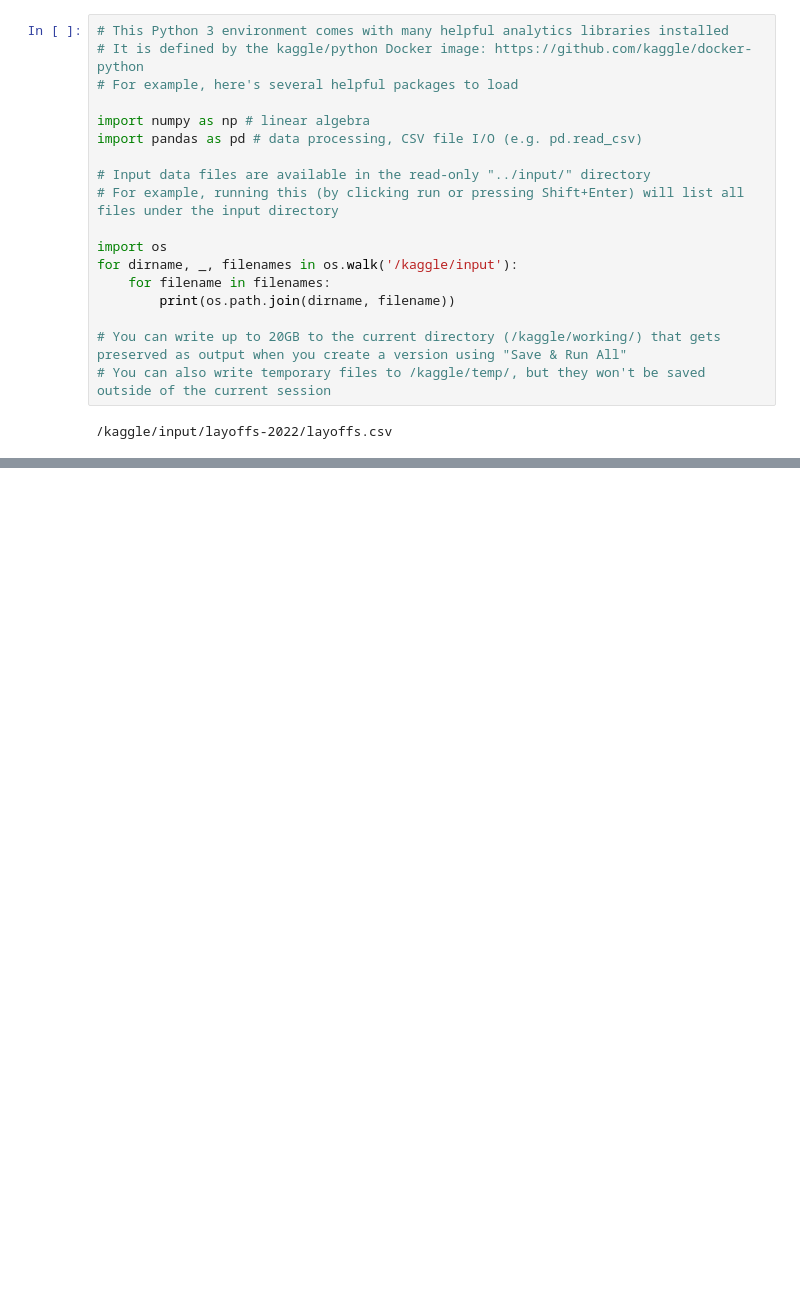
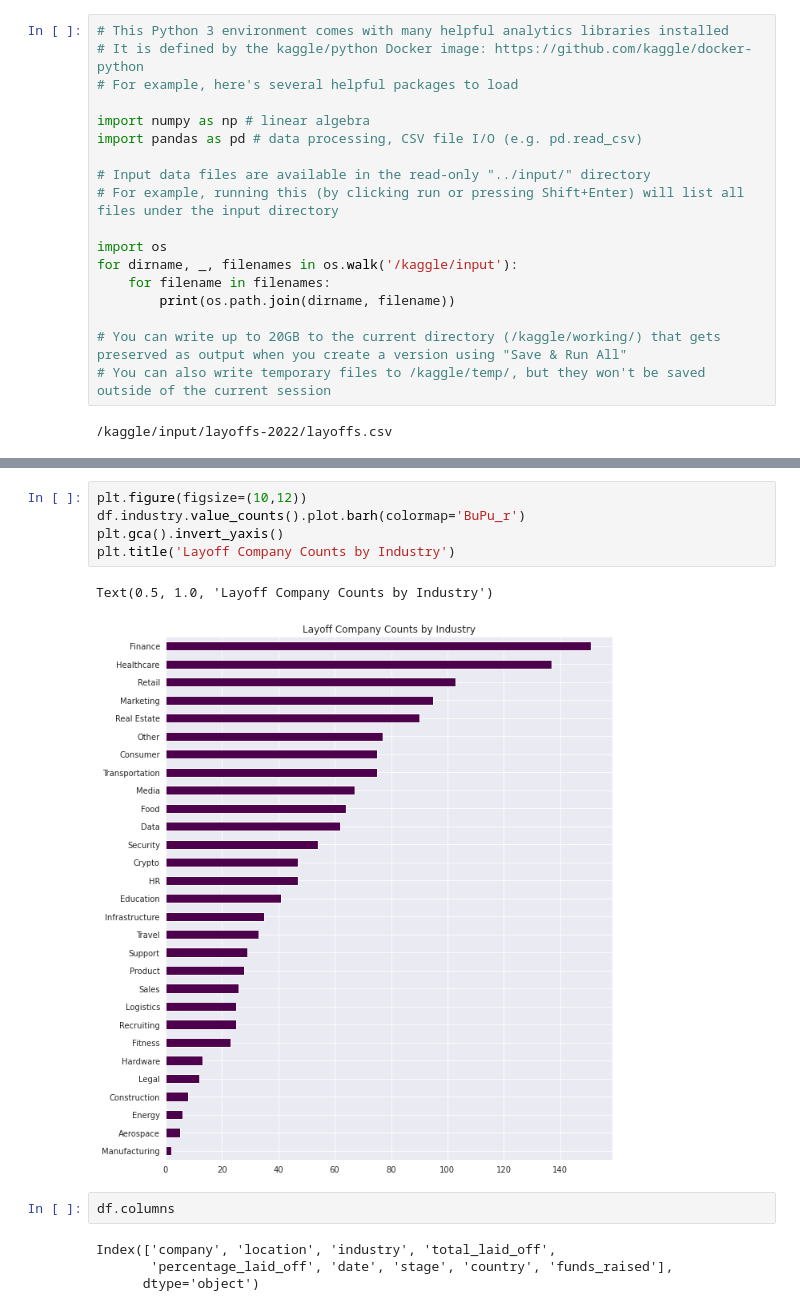
Before and after one commit to Maia97/layoffs-2022-analysis, a Jupyter notebook: layoffs-2022-analysis.ipynb, the cells around one changed output, grey strips where cells are left out. Drawn from its saved outputs; the diff is of its cells as text; blank space fills up the shorter version.

```diff
--- a/layoffs-2022-analysis.ipynb
+++ b/layoffs-2022-analysis.ipynb
@@ -90,0 +134,14 @@ df.shape
+# %%
+plt.figure(figsize=(10,12))
+df.industry.value_counts().plot.barh(colormap='BuPu_r')
+plt.gca().invert_yaxis()
+plt.title('Layoff Company Counts by Industry')
+# %% [output]
+Text(0.5, 1.0, 'Layoff Company Counts by Industry')
+[figure, added]
+# %%
+df.columns
+# %% [output]
+Index(['company', 'location', 'industry', 'total_laid_off',
+       'percentage_laid_off', 'date', 'stage', 'country', 'funds_raised'],
+      dtype='object')
```
Also changed, not shown: parts of 22 cells of this notebook.
